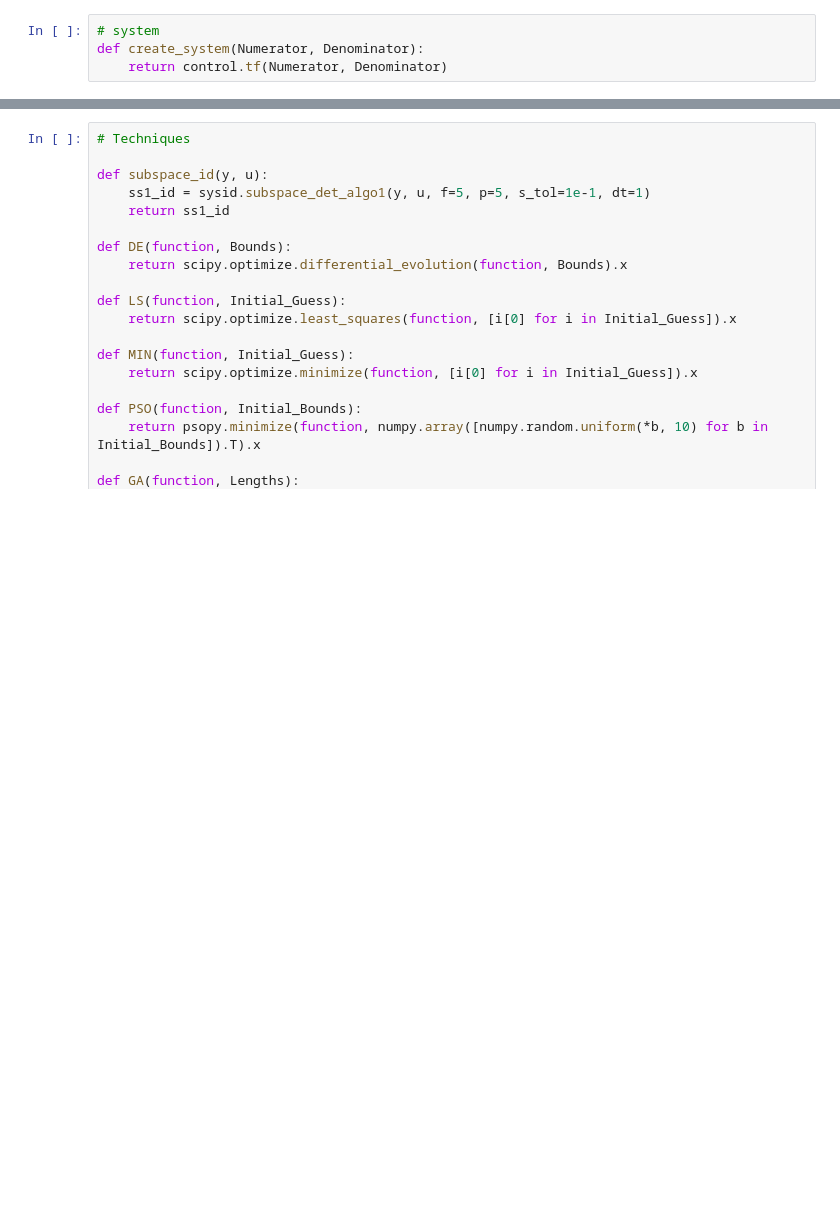
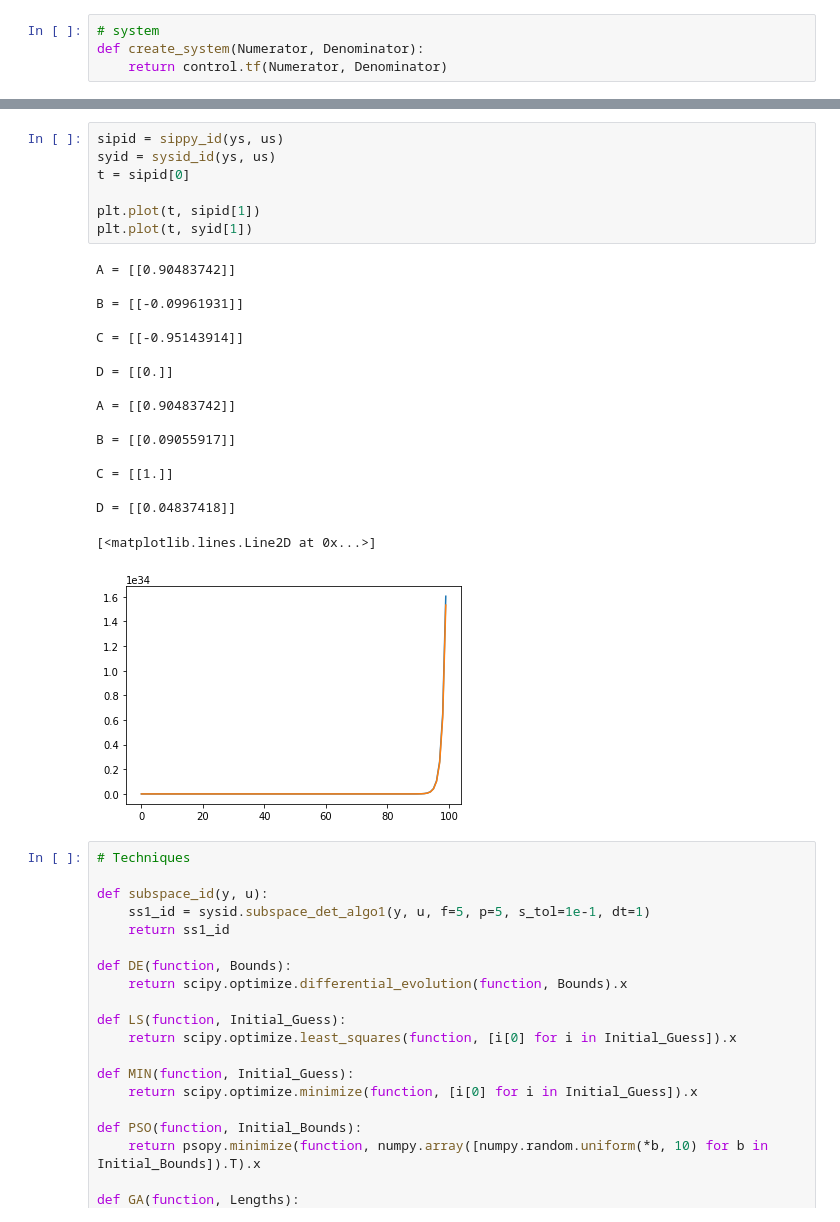
Before and after one commit to garretthnel/Model-Identification, a Jupyter notebook: Parameter-Identification.ipynb, the cells around one changed output, grey strips where cells are left out. Drawn from its saved outputs; the diff is of its cells as text; blank space fills up the shorter version.

```diff
--- a/Parameter-Identification.ipynb
+++ b/Parameter-Identification.ipynb
@@ -158,3 +201,28 @@ TypeError: 'float' object cannot be interpreted as an integer
+# %%
+sipid = sippy_id(ys, us)
+syid = sysid_id(ys, us)
+t = sipid[0]
+
+plt.plot(t, sipid[1])
+plt.plot(t, syid[1])
+# %% [output]
+A = [[0.90483742]]
+
+B = [[-0.09961931]]
+
+C = [[-0.95143914]]
+
+D = [[0.]]
+
+A = [[0.90483742]]
+
+B = [[0.09055917]]
+
+C = [[1.]]
+
+D = [[0.04837418]]
+[<matplotlib.lines.Line2D at 0x...>]
+[figure, added]
 # %%
 # Techniques
 
```
Also changed, not shown: parts of 9 cells of this notebook.
